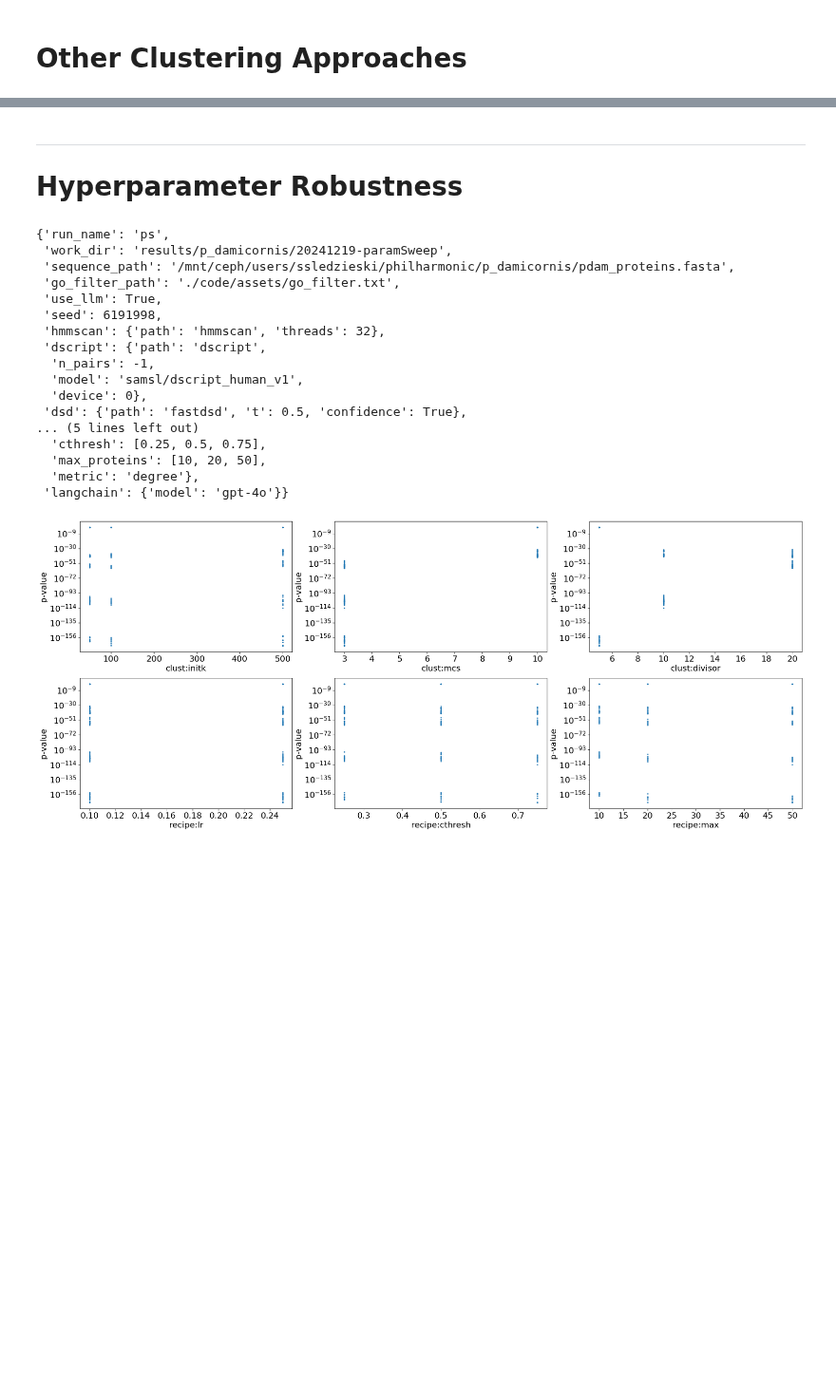
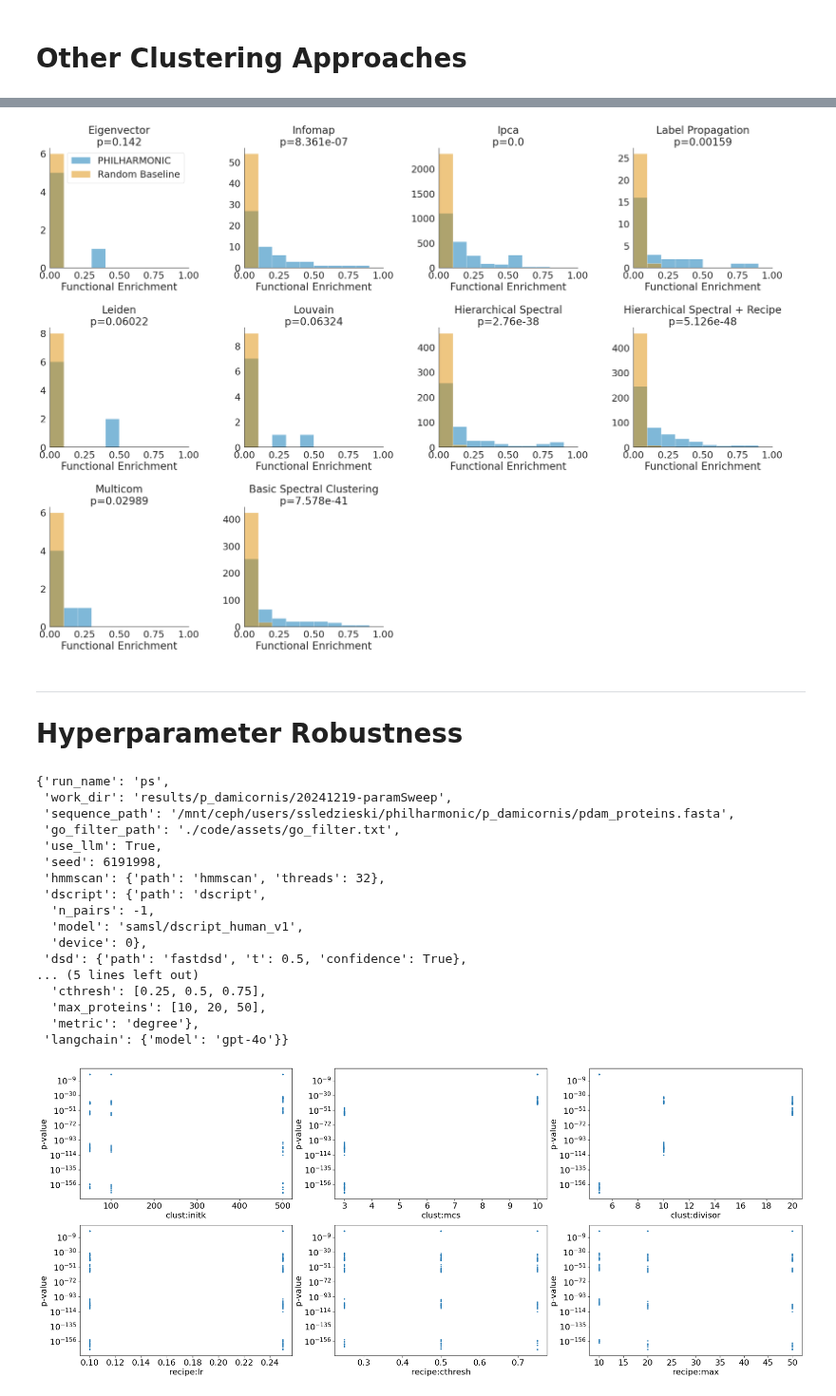
Before and after one commit to samsledje/philharmonic, a Jupyter notebook: nb/06_alternate_clusterings_and_params.ipynb, the cells around one changed output, grey strips where cells are left out. Shown at 95% size. Saved outputs shown, nothing was run; the diff lists cells and outputs as text; code cells hidden in the pictures; blank space fills up the shorter version.

```diff
--- a/nb/06_alternate_clusterings_and_params.ipynb
+++ b/nb/06_alternate_clusterings_and_params.ipynb
@@ -107,3 +204,91 @@ plt.show()
+# %%
+ax_columns = 4
+# ax_rows = 2 * (len(stats) // ax_columns)
+ax_rows = 3
+
+sns.set_theme(style="white", palette="colorblind", context="paper", font_scale=2.5)
+plt.rcParams["svg.fonttype"] = "none"
+fig, ax = plt.subplots(ax_rows, ax_columns, figsize=(30, 20))
+# plt.rcParams.update({"font.size": 16})
+
+for i, fi in enumerate(sorted(stats)):
+    row = i // ax_columns
+    column = i % ax_columns
+    fi_stem = fi.split("/")[-1]
+
+    try:
+        name = parse_stats_name(fi)
+        name = " ".join(name.split("_"))
+        if name == "manual no recipe":
+            name = "Hierarchical Spectral"
+        elif name == "manual":
+            name = "Hierarchical Spectral + ReCIPE"
+        elif name == "r spectral clustering":
+            name = "Basic Spectral Clustering"
+        # print(row, column, name)
+    except AttributeError:
+        ax[row, column].set_title(f"Error parsing\n{fi_stem}")
+        # print(f"{row} {column} {fi_stem}")
+        continue
+    pval, tstat, df = parse_stats_file(fi)
+    # print(f"{name}: {pval}, {tstat}")
+
+    # try:
+    # clusters = get_clusters(fi)
+    # lengths = np.array([len(c) for c in clusters])
+    # med_length = np.median(lengths)
+    # min_length = np.min(lengths)
+    # max_length = np.max(lengths)
+    # n_clusters = len(clusters)
+    # ax[row, column].hist(lengths)
+    # ax[row, column].set_xlabel("Cluster Size")
+    # ax[row, column].set_ylabel("Number of clusters")
+    # ax[row, column].set_title(
+    #     f"{name.title()}\n{n_clusters} clusters" #,\n min:{min_length}, med:{med_length}, max:{max_length}"
+    # )
+
+    # except FileNotFoundError:
+    #     ax[row, column].set_title(f"{name}: No cluster file")
+
+    method_scores = df[df[0] != "Random Clustering"][1].astype(float)
+    random_scores = df[df[0] == "Random Clustering"][1].astype(float)
+    ax[row, column].hist(
+        method_scores, bins=np.arange(0, 1, 0.1), label="PHILHARMONIC", alpha=0.5
+    )
+    ax[row, column].hist(
+        random_scores, bins=np.arange(0, 1, 0.1), label="Random Baseline", alpha=0.5
+    )
+    ax[row, column].set_title(f"{name.title()}\np={pval}")
+    ax[row, column].set_xlabel("Functional Enrichment")
+    ax[row, column].set_xlim(0, 1)
+    if (row == 0) and (column == 0):
+        ax[row, column].legend()
+
+    # method_scores = df[df[0] != "Random Clustering"][1].astype(float)
+    # random_scores = df[df[0] == "Random Clustering"][1].astype(float)
+    # ax[row + 1, column].hist(
+    #     method_scores, bins=np.arange(0, 1, 0.01), label=name.title(), alpha=0.5
+    # )
+    # ax[row + 1, column].hist(
+    #     random_scores, bins=np.arange(0, 1, 0.01), label="Random Clustering", alpha=0.5
+    # )
+    # ax[row + 1, column].set_title(f"p={pval}")#, t={tstat}")
+    # ax[row + 1, column].set_xlabel("Functional Enrichment")
+    # ax[row + 1, column].legend()
+# plt.savefig(
+# IMG_DIR / "alternate_clustering_comparison.png", bbox_inches="tight", dpi=300
+# )
+
+ax[-1, -1].axis("off")
+ax[-1, -2].axis("off")
+plt.subplots_adjust(hspace=0.5, wspace=0.4)
+sns.despine()
+plt.savefig(
+    IMG_DIR / "alternate_clustering_enrichments.png", bbox_inches="tight", dpi=300
+)
+plt.show()
+# %% [output]
+[figure, added]
 # %% [markdown]
 ---
 
```
Also changed, not shown: parts of 4 cells of this notebook, 1 other file.
